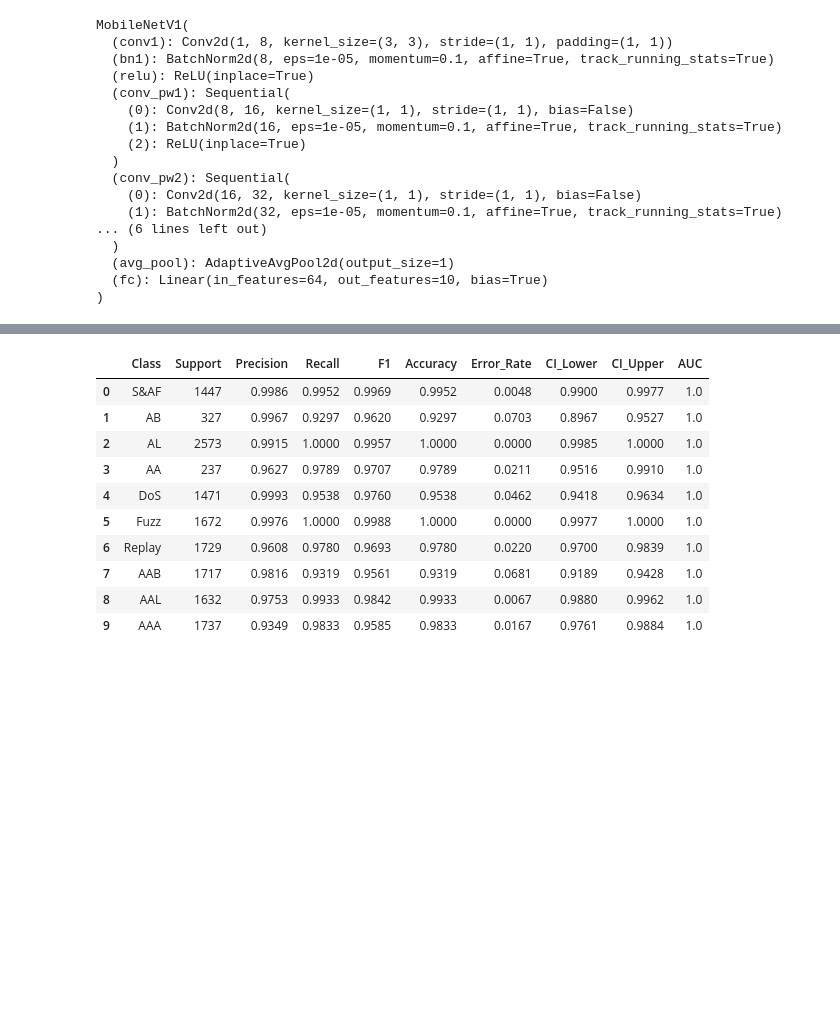
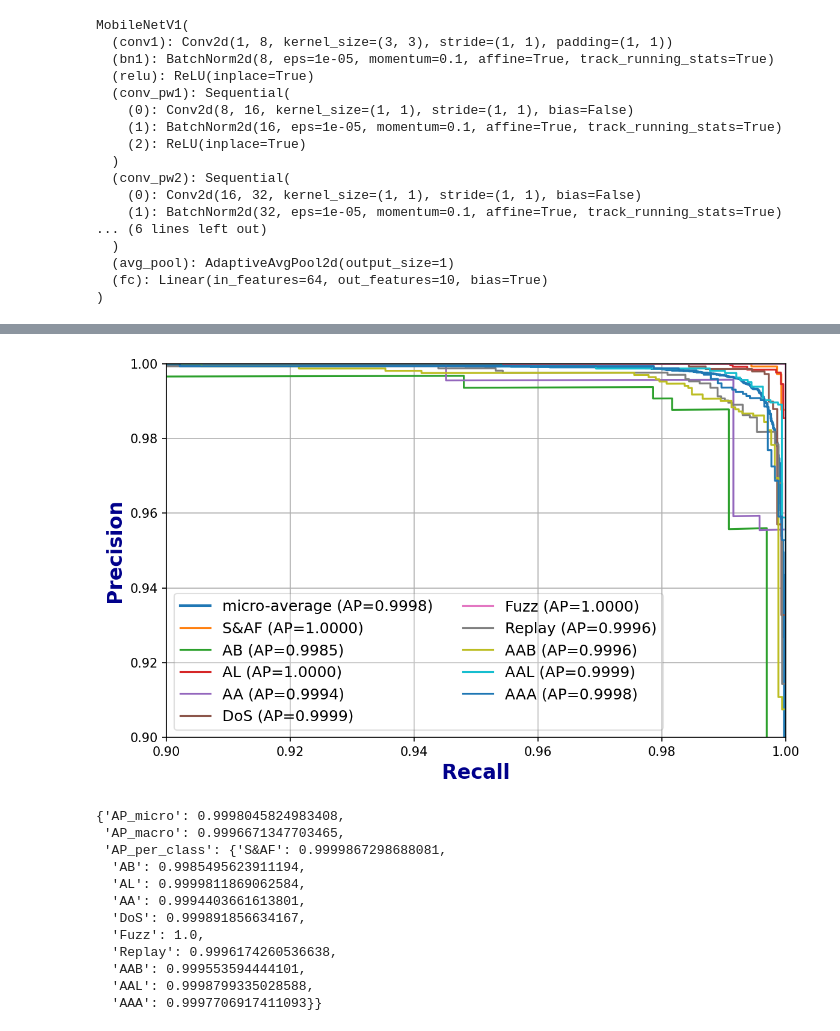
Before and after one commit to Arupreza/UISS, a Jupyter notebook: BEV_Manual_L_CNN.ipynb, the cells around one changed output, grey strips where cells are left out. Saved outputs shown, nothing was run; the diff lists cells and outputs as text; code cells hidden in the pictures; blank space fills up the shorter version.

```diff
--- a/BEV_Manual_L_CNN.ipynb
+++ b/BEV_Manual_L_CNN.ipynb
@@ -637,14 +515,25 @@ stats_df = compute_full_metrics(cf_matrix, class_labels)
-# %%
-stats_df
-# %% [output]
-|  | Class | Support | Precision | Recall | F1 | Accuracy | Error_Rate | CI_Lower | CI_Upper | AUC |
-| 0 | S&AF | 1447 | 0.9986 | 0.9952 | 0.9969 | 0.9952 | 0.0048 | 0.9900 | 0.9977 | 1.0 |
-| 1 | AB | 327 | 0.9967 | 0.9297 | 0.9620 | 0.9297 | 0.0703 | 0.8967 | 0.9527 | 1.0 |
-| 2 | AL | 2573 | 0.9915 | 1.0000 | 0.9957 | 1.0000 | 0.0000 | 0.9985 | 1.0000 | 1.0 |
-| 3 | AA | 237 | 0.9627 | 0.9789 | 0.9707 | 0.9789 | 0.0211 | 0.9516 | 0.9910 | 1.0 |
-| 4 | DoS | 1471 | 0.9993 | 0.9538 | 0.9760 | 0.9538 | 0.0462 | 0.9418 | 0.9634 | 1.0 |
-| 5 | Fuzz | 1672 | 0.9976 | 1.0000 | 0.9988 | 1.0000 | 0.0000 | 0.9977 | 1.0000 | 1.0 |
-| 6 | Replay | 1729 | 0.9608 | 0.9780 | 0.9693 | 0.9780 | 0.0220 | 0.9700 | 0.9839 | 1.0 |
-| 7 | AAB | 1717 | 0.9816 | 0.9319 | 0.9561 | 0.9319 | 0.0681 | 0.9189 | 0.9428 | 1.0 |
-| 8 | AAL | 1632 | 0.9753 | 0.9933 | 0.9842 | 0.9933 | 0.0067 | 0.9880 | 0.9962 | 1.0 |
-| 9 | AAA | 1737 | 0.9349 | 0.9833 | 0.9585 | 0.9833 | 0.0167 | 0.9761 | 0.9884 | 1.0 |
+# %%
+# Compute for test set
+y_test, y_score = GetProbsAndLabels(model, test_loader, device)
+# %%
+PlotPRCurve(
+    y_true=y_test,
+    y_score=y_score,
+    class_labels=["S&AF","AB","AL","AA","DoS","Fuzz","Replay","AAB","AAL","AAA"],
+    xlim=(0.90, 1.00),
+    ylim=(0.90, 1.00),
+)
+# %% [output]
+[figure, added]
+{'AP_micro': 0.9998045824983408,
+ 'AP_macro': 0.9996671347703465,
+ 'AP_per_class': {'S&AF': 0.9999867298688081,
+  'AB': 0.9985495623911194,
+  'AL': 0.9999811869062584,
+  'AA': 0.9994403661613801,
+  'DoS': 0.999891856634167,
+  'Fuzz': 1.0,
+  'Replay': 0.9996174260536638,
+  'AAB': 0.999553594444101,
+  'AAL': 0.9998799335028588,
+  'AAA': 0.9997706917411093}}
```
Also changed, not shown: parts of 17 cells of this notebook, 12 other files.
